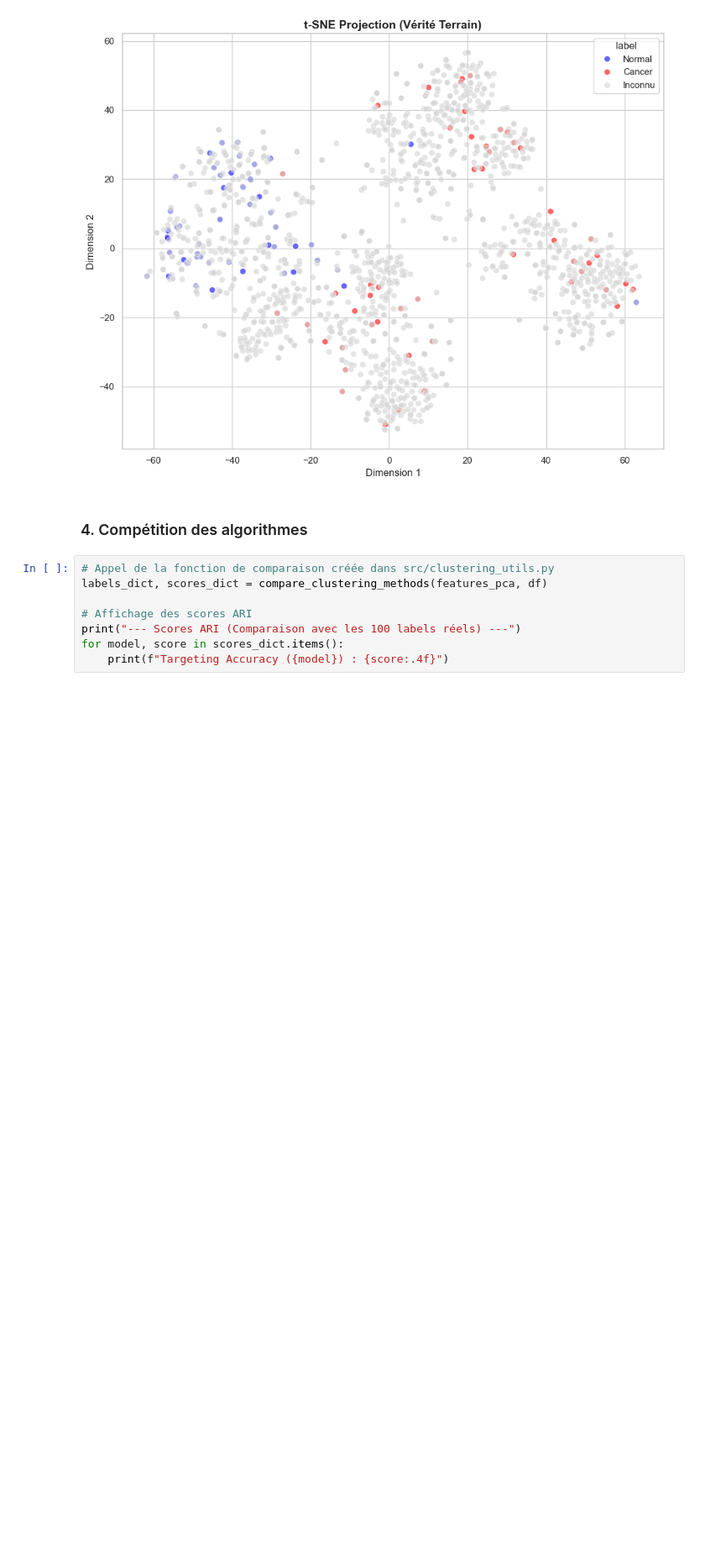
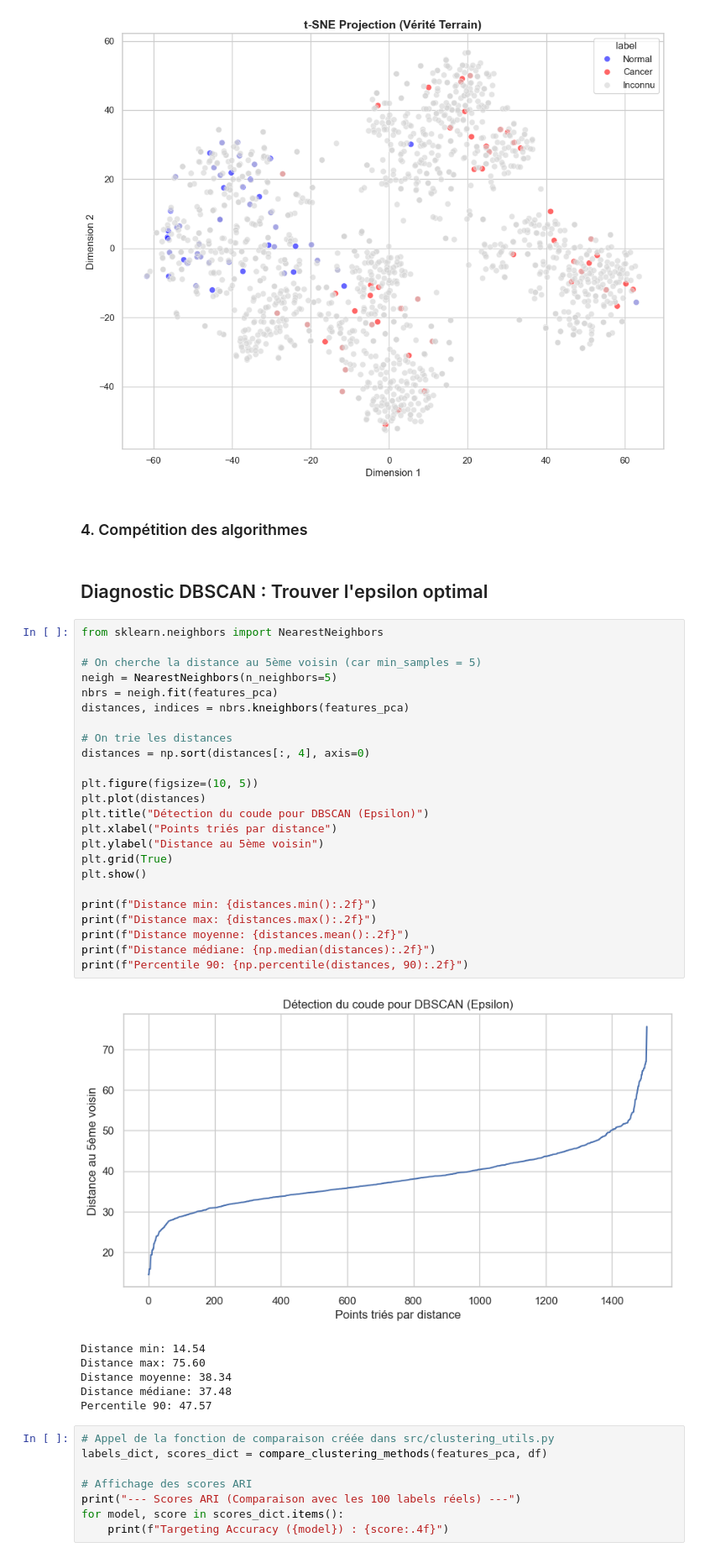
Before and after one commit to XavierCoulon/OC_P10_SSL_BrainScanAI, a Jupyter notebook: notebooks/03_non_supervised_approach.ipynb, the cells around one changed output. Shown at 84% size. Drawn from its saved outputs; the diff is of its cells as text; blank space fills up the shorter version.

Commit message:
add auto mapping on clustering, DBSCAN algo

```diff
--- a/notebooks/03_non_supervised_approach.ipynb
+++ b/notebooks/03_non_supervised_approach.ipynb
@@ -71,6 +71,39 @@ Dimensions pour visualisation : (1506, 2)
 [figure]
 # %% [markdown]
 ### 4. Compétition des algorithmes
+# %% [markdown]
+## Diagnostic DBSCAN : Trouver l'epsilon optimal
+# %%
+from sklearn.neighbors import NearestNeighbors
+
+# On cherche la distance au 5ème voisin (car min_samples = 5)
+neigh = NearestNeighbors(n_neighbors=5)
+nbrs = neigh.fit(features_pca)
+distances, indices = nbrs.kneighbors(features_pca)
+
+# On trie les distances
+distances = np.sort(distances[:, 4], axis=0)
+
+plt.figure(figsize=(10, 5))
+plt.plot(distances)
+plt.title("Détection du coude pour DBSCAN (Epsilon)")
+plt.xlabel("Points triés par distance")
+plt.ylabel("Distance au 5ème voisin")
+plt.grid(True)
+plt.show()
+
+print(f"Distance min: {distances.min():.2f}")
+print(f"Distance max: {distances.max():.2f}")
+print(f"Distance moyenne: {distances.mean():.2f}")
+print(f"Distance médiane: {np.median(distances):.2f}")
+print(f"Percentile 90: {np.percentile(distances, 90):.2f}")
+# %% [output]
+[figure, added]
+Distance min: 14.54
+Distance max: 75.60
+Distance moyenne: 38.34
+Distance médiane: 37.48
+Percentile 90: 47.57
 # %%
 # Appel de la fonction de comparaison créée dans src/clustering_utils.py
 labels_dict, scores_dict = compare_clustering_methods(features_pca, df)
```
Also changed, not shown: parts of 6 cells of this notebook, 4 other files.
